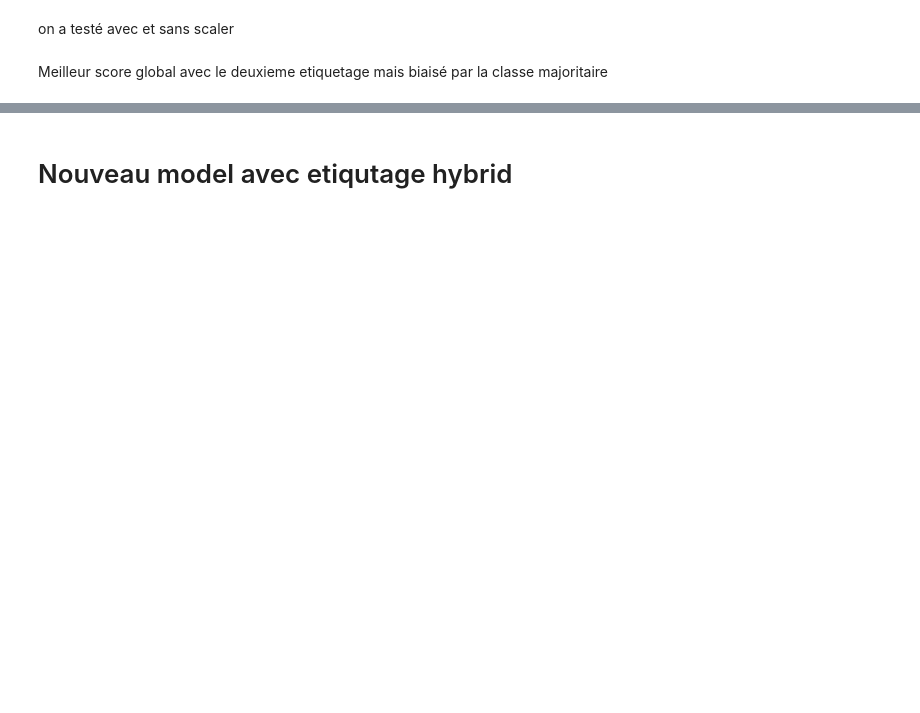
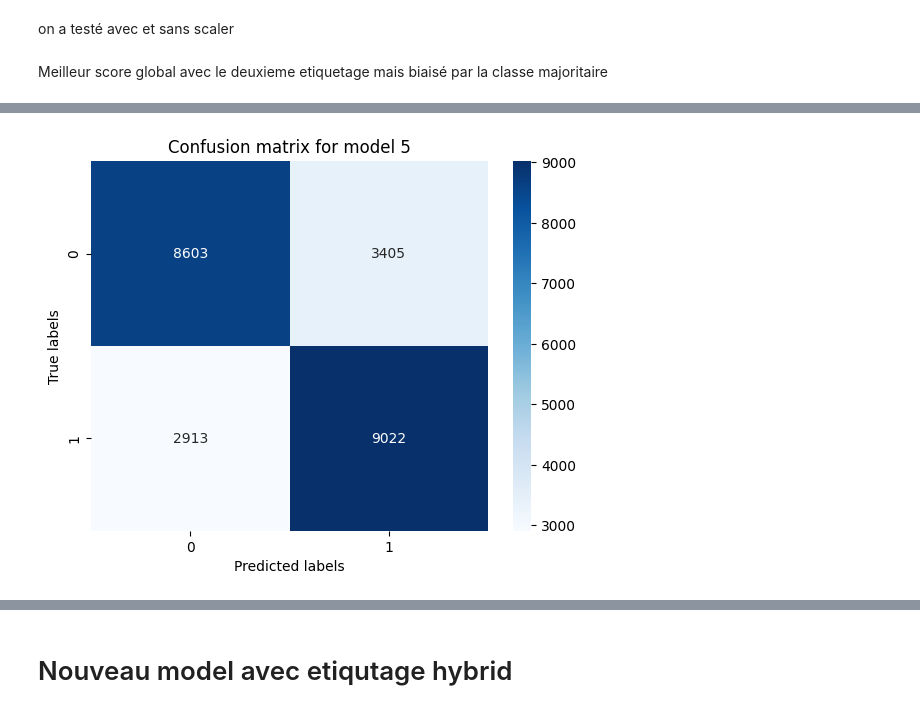
Before and after one commit to pargass/projet_fin_de_phrases_musicales, a Jupyter notebook: musique.ipynb, the cells around one changed output, grey strips where cells are left out. Drawn from its saved outputs; the diff is of its cells as text; code cells hidden in the pictures; blank space fills up the shorter version.

```diff
--- a/musique.ipynb
+++ b/musique.ipynb
@@ -552,4 +566,4 @@ flattened_data
 # %%
 
-# transformed_sub_seqs_df_flattened1 = flatten_dataframe(transformed_sub_seqs_df1.drop(columns=['phrase_end']))
-# transformed_sub_seqs_df_flattened1['phrase_end'] = transformed_sub_seqs_df1['phrase_end']
+transformed_sub_seqs_df_flattened1 = flatten_dataframe(transformed_sub_seqs_df1.drop(columns=['phrase_end']))
+transformed_sub_seqs_df_flattened1['phrase_end'] = transformed_sub_seqs_df1['phrase_end']
@@ -652,13 +804,13 @@ on va donc essayer de trouver une autre méthode pour étiqueter les données
 end : la sous séquence est une phrase si il y a une fin de phrase à la fin de la séquence
 # %%
 # Maintenant on ne va considérer comme des fins de phrase que les séquences qui ont une note en fin de phrase en fin de séquences
-# transformed_sub_seqs_df2 = transformed_sub_seqs_df.copy()
-# transformed_sub_seqs_df2 = transform_target_end(transformed_sub_seqs_df2)
+transformed_sub_seqs_df2 = transformed_sub_seqs_df.copy()
+transformed_sub_seqs_df2 = transform_target_end(transformed_sub_seqs_df2)
 
-# print(transformed_sub_seqs_df1['phrase_end'].value_counts())
-# print(transformed_sub_seqs_df2['phrase_end'].value_counts())
+print(transformed_sub_seqs_df1['phrase_end'].value_counts())
+print(transformed_sub_seqs_df2['phrase_end'].value_counts())
 
-# transformed_sub_seqs_df_flattened2 = flatten_dataframe(transformed_sub_seqs_df2.drop(columns=['phrase_end']))
-# transformed_sub_seqs_df_flattened2['phrase_end'] = transformed_sub_seqs_df2['phrase_end']
+transformed_sub_seqs_df_flattened2 = flatten_dataframe(transformed_sub_seqs_df2.drop(columns=['phrase_end']))
+transformed_sub_seqs_df_flattened2['phrase_end'] = transformed_sub_seqs_df2['phrase_end']
 
-# print(transformed_sub_seqs_df_flattened2['phrase_end'].value_counts())
+print(transformed_sub_seqs_df_flattened2['phrase_end'].value_counts())
@@ -832,50 +1012,49 @@ def balance_classes(df):
 
 nouveaux modèles avec les classes équilibrées sur les deux types d'étiquetage
 # %%
-# balanced_df1 = balance_classes(transformed_sub_seqs_df1)
-# balanced_df2 = balance_classes(transformed_sub_seqs_df2)
+balanced_df1 = balance_classes(transformed_sub_seqs_df1)
+balanced_df2 = balance_classes(transformed_sub_seqs_df2)
 
-# print(balanced_df1['phrase_end'].value_counts())
-# print(balanced_df2['phrase_end'].value_counts())
+print(balanced_df1['phrase_end'].value_counts())
+print(balanced_df2['phrase_end'].value_counts())
 
+balanced_df_flattened1 = flatten_dataframe(balanced_df1.drop(columns=['phrase_end']))
+balanced_df_flattened1['phrase_end'] = balanced_df1['phrase_end']
 
-# balanced_df_flattened1 = flatten_dataframe(balanced_df1.drop(columns=['phrase_end']))
-# balanced_df_flattened1['phrase_end'] = balanced_df1['phrase_end']
+balanced_df_flattened2 = flatten_dataframe(balanced_df2.drop(columns=['phrase_end']))
+balanced_df_flattened2['phrase_end'] = balanced_df2['phrase_end']
 
-# balanced_df_flattened2 = flatten_dataframe(balanced_df2.drop(columns=['phrase_end']))
-# balanced_df_flattened2['phrase_end'] = balanced_df2['phrase_end']
+X1 = balanced_df_flattened1.drop(columns=['phrase_end'])
+y1 = balanced_df_flattened1['phrase_end']
 
+X2 = balanced_df_flattened2.drop(columns=['phrase_end'])
+y2 = balanced_df_flattened2['phrase_end']
 
-# X1 = balanced_df_flattened1.drop(columns=['phrase_end'])
-# y1 = balanced_df_flattened1['phrase_end']
+X_train1, X_test1, y_train1, y_test1 = train_test_split(X1, y1, test_size=0.3, random_state=42)
+X_train2, X_test2, y_train2, y_test2 = train_test_split(X2, y2, test_size=0.3, random_state=42)
 
-# X2 = balanced_df_flattened2.drop(columns=['phrase_end'])
-# y2 = balanced_df_flattened2['phrase_end']
+pipeline1 = Pipeline([
+    ('scaler', StandardScaler()),
+    ('mlp', MLPClassifier(**best_params))
+])
 
-# X_train1, X_test1, y_train1, y_test1 = train_test_split(X1, y1, test_size=0.3, random_state=42)
-# X_train2, X_test2, y_train2, y_test2 = train_test_split(X2, y2, test_size=0.3, random_state=42)
+pipeline1.fit(X_train1, y_train1)
+y_pred5 = pipeline1.predict(X_test1)
+print("Model 5")
+print(classification_report(y_test1, y_pred5))
+print(pipeline1.score(X_test1, y_test1))
 
-# pipeline1 = Pipeline([
-#     ('scaler', StandardScaler()),
-#     ('mlp', MLPClassifier(activation='relu', solver='sgd', alpha=0.0001, learning_rate='constant', max_iter=200))
-# ])
+pipeline2 = Pipeline([
+    ('scaler', StandardScaler()),
+    ('mlp', MLPClassifier(**best_params))
+])
 
-# pipeline1.fit(X_train1, y_train1)
-# y_pred5 = pipeline1.predict(X_test1)
-# print("Model 5")
-# print(classification_report(y_test1, y_pred5))
-# print(pipeline1.score(X_test1, y_test1))
+pipeline2.fit(X_train2, y_train2)
+y_pred6 = pipeline2.predict(X_test2)
+print("Model 6")
+print(classification_report(y_test2, y_pred6))
+print(pipeline2.score(X_test2, y_test2))
 
-# pipeline2 = Pipeline([
-#     ('scaler', StandardScaler()),
-#     ('mlp', MLPClassifier(activation='relu', solver='sgd', alpha=0.0001, learning_rate='constant', max_iter=200))
-# ])
-
-# pipeline2.fit(X_train2, y_train2)
-# y_pred6 = pipeline2.predict(X_test2)
-# print("Model 6")
-# print(classification_report(y_test2, y_pred6))
-# print(pipeline2.score(X_test2, y_test2))
-
-# plot_confusion_matrix(y_test1, y_pred5, 'Confusion matrix for model 5')
-# plot_confusion_matrix(y_test2, y_pred6, 'Confusion matrix for model 6')
+plot_confusion_matrix(y_test1, y_pred5, 'Confusion matrix for model 5')
+plot_confusion_matrix(y_test2, y_pred6, 'Confusion matrix for model 6')
+# %% [output]
@@ -881,0 +1078 @@ nouveaux modèles avec les classes équilibrées sur les deux types d'étiquetag
+[figure, added]
```
Also changed, not shown: parts of 85 cells of this notebook, 39 other files.
